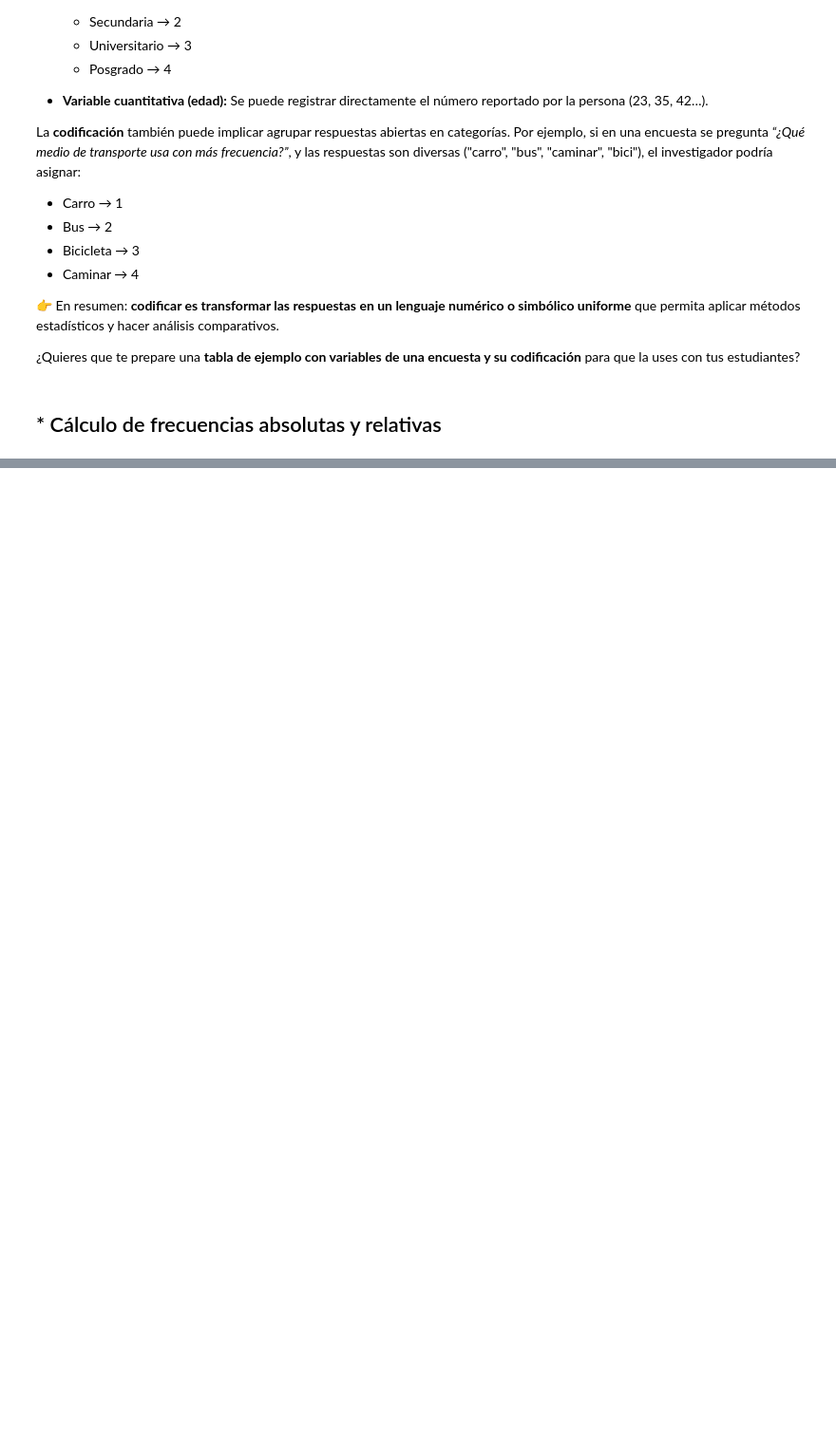
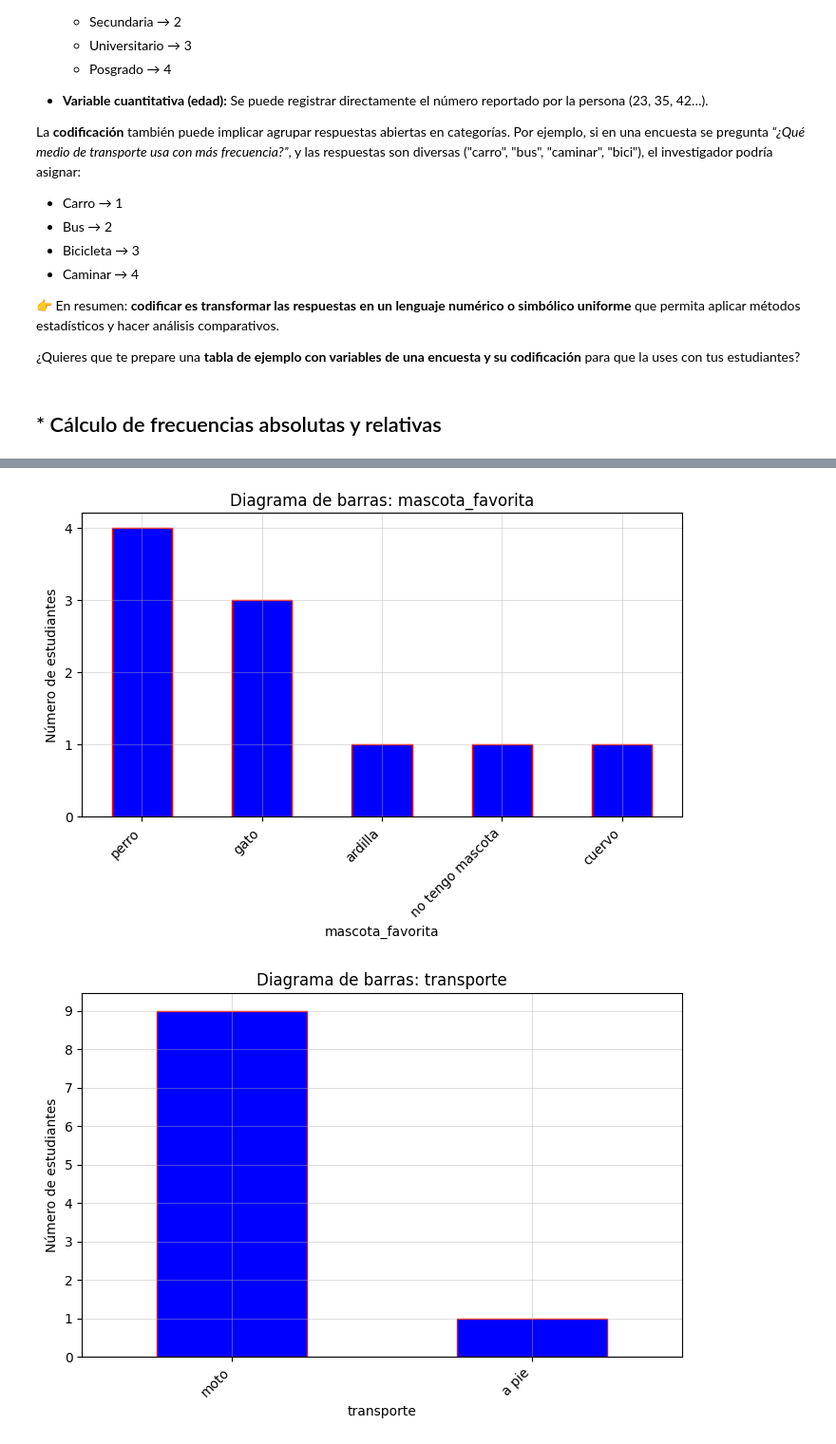
Before and after one commit to marco-canas/investigacion_en_asesoria, a Jupyter notebook: 2_secuencia_accion/2_Diseño_Proceso_IAE/Intervencion/8_r_estadistica/encuesta_1.ipynb, the cells around one changed output, grey strips where cells are left out. Shown: that part at 95% size. Saved outputs shown, nothing was run; the diff lists cells and outputs as text; code cells hidden in the pictures; blank space fills up the shorter version.

```diff
--- a/2_secuencia_accion/2_Diseño_Proceso_IAE/Intervencion/8_r_estadistica/encuesta_1.ipynb
+++ b/2_secuencia_accion/2_Diseño_Proceso_IAE/Intervencion/8_r_estadistica/encuesta_1.ipynb
@@ -132,9 +132,9 @@ La **codificación** también puede implicar agrupar respuestas abiertas en cate
 # obtener los datos
 
 import pandas as pd
-cuestionario = pd.read_excel('Cuestionario_Respuestas.xlsx', decimal = ',')
+df = pd.read_excel('Cuestionario_Respuestas.xlsx', decimal = ',')
 
-cuestionario
+df
 # %% [output]
 |  | Marca temporal | Puntuación | ¿Cuántas materias estas cursando ... | ¿Cuántos hermanos/as tienes? | ¿Cuál es tu peso en kilogramos? | ... |
 | 0 | 2025-08-15 11:30:04.145 | 0 | 6 | 4 | 75.5 | ... |
@@ -149,0 +194,2 @@ cuestionario
+# %%
+df['transporte'] = df['transporte'].str.lower().replace("los pie", "a pie")
@@ -204,0 +314,19 @@ Name: proportion, dtype: float64
+# %%
+for var in var_categoricas:
+    counts = df[var].value_counts()
+    plt.figure(figsize=(7, 5))
+    counts.plot(kind='bar', color='blue', edgecolor='red')
+    plt.title(f'Diagrama de barras: {var}')
+    plt.xlabel(var)  # Etiqueta del eje x
+    plt.ylabel('Número de estudiantes') # Etiqueta del eje y
+    plt.xticks(rotation = 45, ha = 'right')
+    plt.yticks(range(0, counts.max() + 1, 1))  # Ajustar el rango del eje y
+    plt.tight_layout()
+    plt.grid(alpha = 0.4)
+    plt.show()
+    # Agregar etiquetas de frecuencia encima de cada barra
+for idx, value in enumerate(counts):
+    plt.text(idx, value + 0.1, str(value), ha='center', va='bottom', fontsize=10)
+# %% [output]
+[figure, added]
+[figure, added]
```
Also changed, not shown: parts of 13 cells of this notebook.
